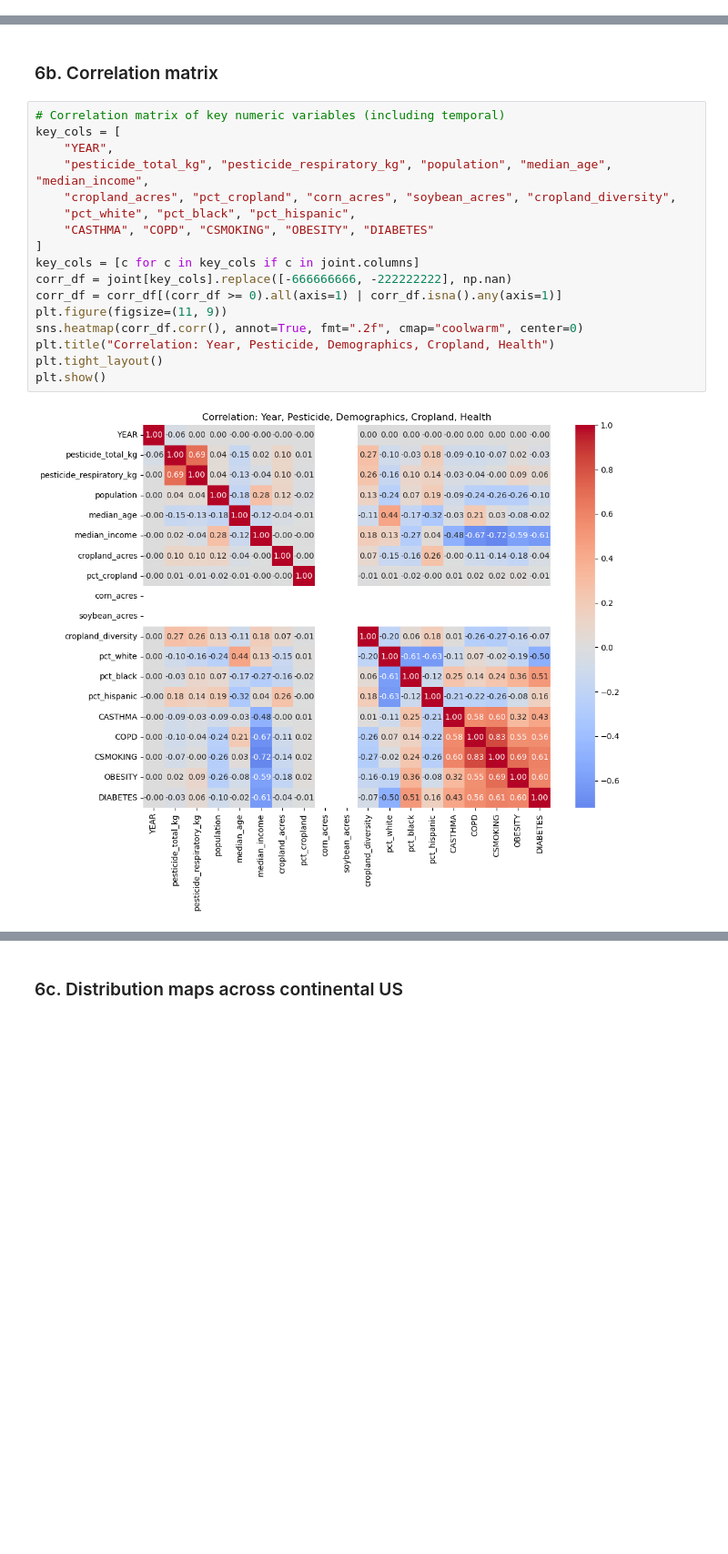
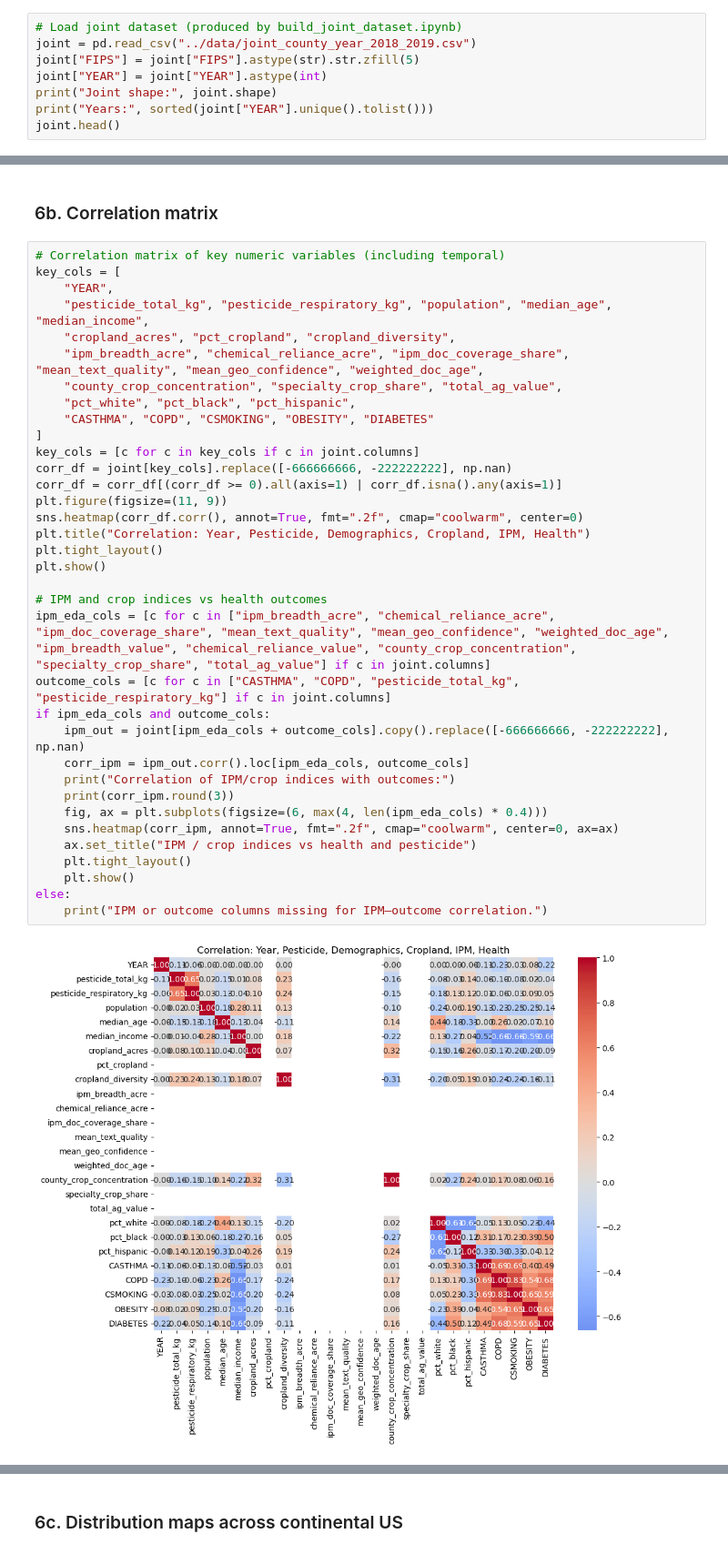
Before and after one commit to Erdos-Projects/spring-2026-pesticide-exposure, a Jupyter notebook: EDA/joint_eda.ipynb, the cells around one changed output, grey strips where cells are left out. Shown at 91% size. Saved outputs shown, nothing was run; the diff lists cells and outputs as text; blank space fills up the shorter version.

```diff
--- a/EDA/joint_eda.ipynb
+++ b/EDA/joint_eda.ipynb
@@ -441,0 +21,8 @@ Length: 473, dtype: int64
+# %%
+# Load joint dataset (produced by build_joint_dataset.ipynb)
+joint = pd.read_csv("../data/joint_county_year_2018_2019.csv")
+joint["FIPS"] = joint["FIPS"].astype(str).str.zfill(5)
+joint["YEAR"] = joint["YEAR"].astype(int)
+print("Joint shape:", joint.shape)
+print("Years:", sorted(joint["YEAR"].unique().tolist()))
+joint.head()
@@ -587,19 +209,37 @@ plt.show()
 # %%
 # Correlation matrix of key numeric variables (including temporal)
 key_cols = [
     "YEAR",
     "pesticide_total_kg", "pesticide_respiratory_kg", "population", "median_age", "median_income",
-    "cropland_acres", "pct_cropland", "corn_acres", "soybean_acres", "cropland_diversity",
+    "cropland_acres", "pct_cropland", "cropland_diversity",
+    "ipm_breadth_acre", "chemical_reliance_acre", "ipm_doc_coverage_share", "mean_text_quality", "mean_geo_confidence", "weighted_doc_age",
+    "county_crop_concentration", "specialty_crop_share", "total_ag_value",
     "pct_white", "pct_black", "pct_hispanic",
     "CASTHMA", "COPD", "CSMOKING", "OBESITY", "DIABETES"
 ]
 key_cols = [c for c in key_cols if c in joint.columns]
 corr_df = joint[key_cols].replace([-666666666, -222222222], np.nan)
 corr_df = corr_df[(corr_df >= 0).all(axis=1) | corr_df.isna().any(axis=1)]
 plt.figure(figsize=(11, 9))
 sns.heatmap(corr_df.corr(), annot=True, fmt=".2f", cmap="coolwarm", center=0)
-plt.title("Correlation: Year, Pesticide, Demographics, Cropland, Health")
+plt.title("Correlation: Year, Pesticide, Demographics, Cropland, IPM, Health")
 plt.tight_layout()
 plt.show()
+
+# IPM and crop indices vs health outcomes
+ipm_eda_cols = [c for c in ["ipm_breadth_acre", "chemical_reliance_acre", "ipm_doc_coverage_share", "mean_text_quality", "mean_geo_confidence", "weighted_doc_age", "ipm_breadth_value", "chemical_reliance_value", "county_crop_concentration", "specialty_crop_share", "total_ag_value"] if c in joint.columns]
+outcome_cols = [c for c in ["CASTHMA", "COPD", "pesticide_total_kg", "pesticide_respiratory_kg"] if c in joint.columns]
+if ipm_eda_cols and outcome_cols:
+    ipm_out = joint[ipm_eda_cols + outcome_cols].copy().replace([-666666666, -222222222], np.nan)
+    corr_ipm = ipm_out.corr().loc[ipm_eda_cols, outcome_cols]
+    print("Correlation of IPM/crop indices with outcomes:")
+    print(corr_ipm.round(3))
+    fig, ax = plt.subplots(figsize=(6, max(4, len(ipm_eda_cols) * 0.4)))
+    sns.heatmap(corr_ipm, annot=True, fmt=".2f", cmap="coolwarm", center=0, ax=ax)
+    ax.set_title("IPM / crop indices vs health and pesticide")
+    plt.tight_layout()
+    plt.show()
+else:
+    print("IPM or outcome columns missing for IPM–outcome correlation.")
 # %% [output]
-[figure, old version]
+[figure, new version]
```
Also changed, not shown: parts of 29 cells of this notebook, 22 other files.
